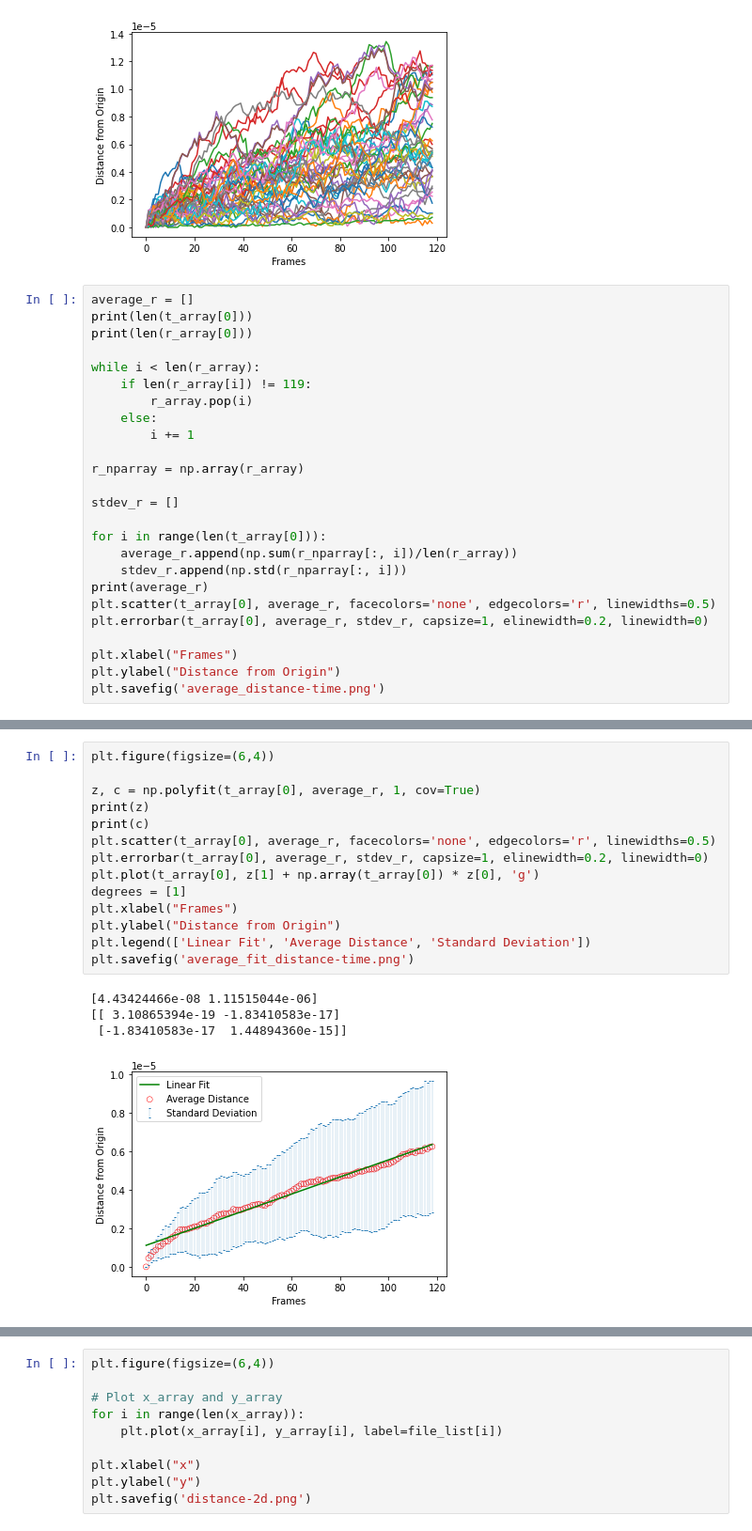
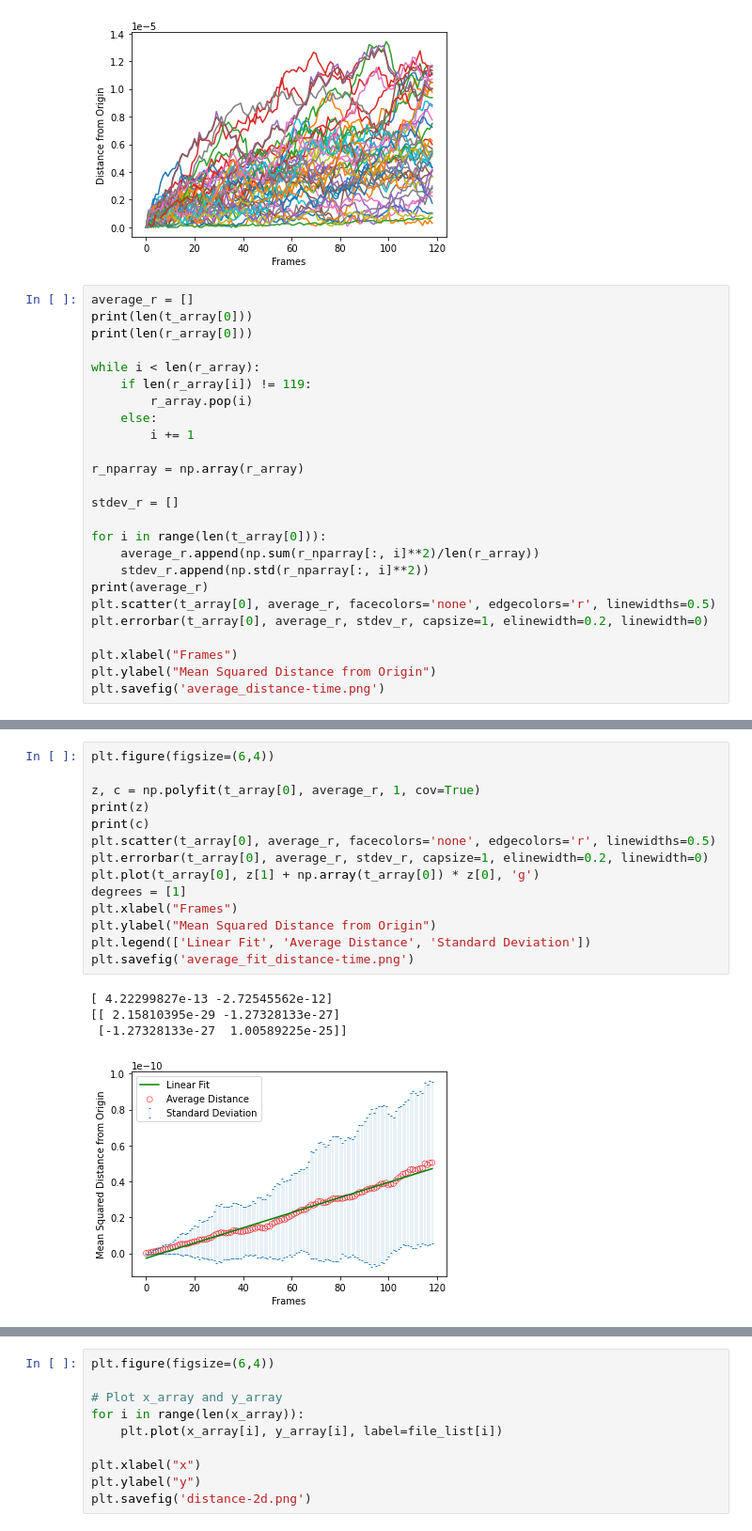
Before and after one commit to QiLinXue/thermal-motion, a Jupyter notebook: plot.ipynb, the cells around one changed output, grey strips where cells are left out. Shown at 94% size. Saved outputs shown, nothing was run; the diff lists cells and outputs as text.

Commit message:
corrected to mean squared dist

```diff
--- a/plot.ipynb
+++ b/plot.ipynb
@@ -167,14 +167,14 @@ r_nparray = np.array(r_array)
 stdev_r = []
 
 for i in range(len(t_array[0])):
-    average_r.append(np.sum(r_nparray[:, i])/len(r_array))
-    stdev_r.append(np.std(r_nparray[:, i]))
+    average_r.append(np.sum(r_nparray[:, i]**2)/len(r_array))
+    stdev_r.append(np.std(r_nparray[:, i]**2))
 print(average_r)
 plt.scatter(t_array[0], average_r, facecolors='none', edgecolors='r', linewidths=0.5)
 plt.errorbar(t_array[0], average_r, stdev_r, capsize=1, elinewidth=0.2, linewidth=0)
 
 plt.xlabel("Frames")
-plt.ylabel("Distance from Origin")
+plt.ylabel("Mean Squared Distance from Origin")
 plt.savefig('average_distance-time.png')
 # %% [output]
 119
@@ -184,21 +184,21 @@ plt.savefig('average_distance-time.png')
 # %%
 plt.figure(figsize=(6,4))
 
 z, c = np.polyfit(t_array[0], average_r, 1, cov=True)
 print(z)
 print(c)
 plt.scatter(t_array[0], average_r, facecolors='none', edgecolors='r', linewidths=0.5)
 plt.errorbar(t_array[0], average_r, stdev_r, capsize=1, elinewidth=0.2, linewidth=0)
 plt.plot(t_array[0], z[1] + np.array(t_array[0]) * z[0], 'g')
 degrees = [1]
 plt.xlabel("Frames")
-plt.ylabel("Distance from Origin")
+plt.ylabel("Mean Squared Distance from Origin")
 plt.legend(['Linear Fit', 'Average Distance', 'Standard Deviation'])
 plt.savefig('average_fit_distance-time.png')
 # %% [output]
-[4.43424466e-08 1.11515044e-06]
-[[ 3.10865394e-19 -1.83410583e-17]
- [-1.83410583e-17  1.44894360e-15]]
+[ 4.22299827e-13 -2.72545562e-12]
+[[ 2.15810395e-29 -1.27328133e-27]
+ [-1.27328133e-27  1.00589225e-25]]
-[figure, old version]
+[figure, new version]
 # %%
 plt.figure(figsize=(6,4))
```
Also changed, not shown: parts of 3 cells of this notebook.
